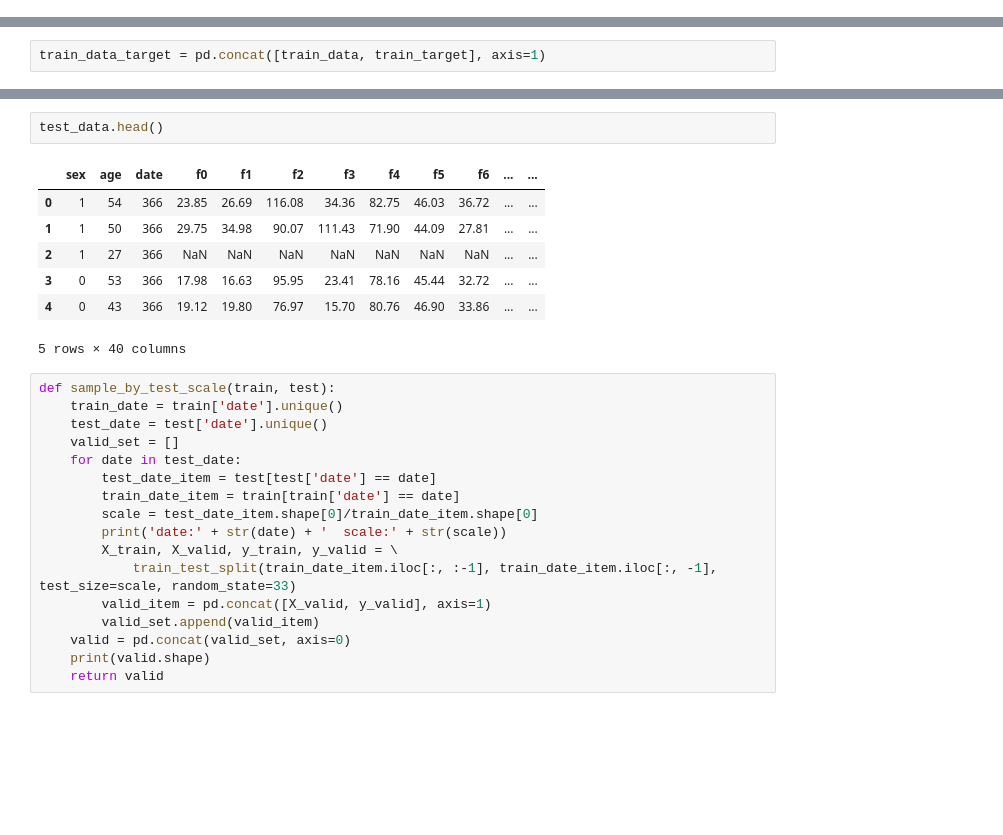
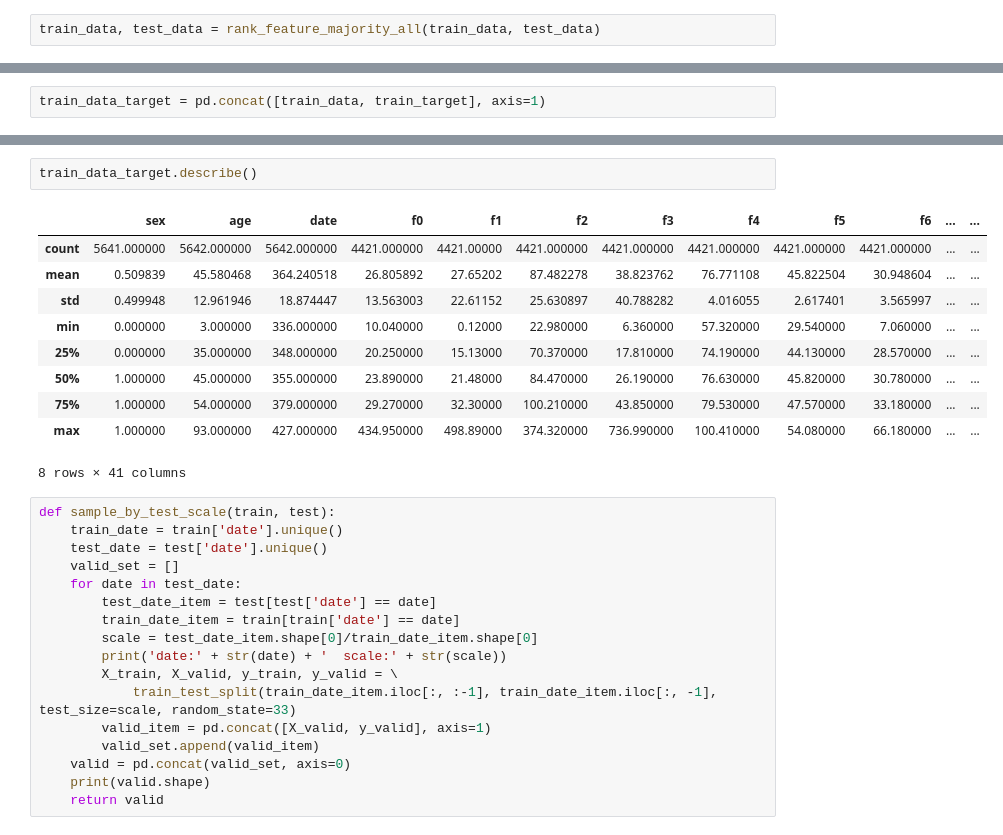
Before and after one commit to koibiki/ai-medical, a Jupyter notebook: Untitled2.ipynb, the cells around one changed output, grey strips where cells are left out. Saved outputs shown, nothing was run; the diff lists cells and outputs as text; blank space fills up the shorter version.

```diff
--- a/Untitled2.ipynb
+++ b/Untitled2.ipynb
@@ -66,0 +74,2 @@ train_target.name = 'Y'
+# %%
+train_data, test_data = rank_feature_majority_all(train_data, test_data)
@@ -79,13 +172,16 @@ ValueError: Lengths must match to compare
-# %%
-test_data.head()
-# %% [output]
-|  | sex | age | date | f0 | f1 | f2 | f3 | f4 | f5 | f6 | ... | ... |
-| 0 | 1 | 54 | 366 | 23.85 | 26.69 | 116.08 | 34.36 | 82.75 | 46.03 | 36.72 | ... | ... |
-| 1 | 1 | 50 | 366 | 29.75 | 34.98 | 90.07 | 111.43 | 71.90 | 44.09 | 27.81 | ... | ... |
-| 2 | 1 | 27 | 366 | NaN | NaN | NaN | NaN | NaN | NaN | NaN | ... | ... |
-| 3 | 0 | 53 | 366 | 17.98 | 16.63 | 95.95 | 23.41 | 78.16 | 45.44 | 32.72 | ... | ... |
-| 4 | 0 | 43 | 366 | 19.12 | 19.80 | 76.97 | 15.70 | 80.76 | 46.90 | 33.86 | ... | ... |
-5 rows × 40 columns
+# %%
+train_data_target.describe()
+# %% [output]
+|  | sex | age | date | f0 | f1 | f2 | f3 | f4 | f5 | f6 | ... | ... |
+| count | 5641.000000 | 5642.000000 | 5642.000000 | 4421.000000 | 4421.00000 | 4421.000000 | 4421.000000 | 4421.000000 | 4421.000000 | 4421.000000 | ... | ... |
+| mean | 0.509839 | 45.580468 | 364.240518 | 26.805892 | 27.65202 | 87.482278 | 38.823762 | 76.771108 | 45.822504 | 30.948604 | ... | ... |
+| std | 0.499948 | 12.961946 | 18.874447 | 13.563003 | 22.61152 | 25.630897 | 40.788282 | 4.016055 | 2.617401 | 3.565997 | ... | ... |
+| min | 0.000000 | 3.000000 | 336.000000 | 10.040000 | 0.12000 | 22.980000 | 6.360000 | 57.320000 | 29.540000 | 7.060000 | ... | ... |
+| 25% | 0.000000 | 35.000000 | 348.000000 | 20.250000 | 15.13000 | 70.370000 | 17.810000 | 74.190000 | 44.130000 | 28.570000 | ... | ... |
+| 50% | 1.000000 | 45.000000 | 355.000000 | 23.890000 | 21.48000 | 84.470000 | 26.190000 | 76.630000 | 45.820000 | 30.780000 | ... | ... |
+| 75% | 1.000000 | 54.000000 | 379.000000 | 29.270000 | 32.30000 | 100.210000 | 43.850000 | 79.530000 | 47.570000 | 33.180000 | ... | ... |
+| max | 1.000000 | 93.000000 | 427.000000 | 434.950000 | 498.89000 | 374.320000 | 736.990000 | 100.410000 | 54.080000 | 66.180000 | ... | ... |
+8 rows × 41 columns
 # %%
 def sample_by_test_scale(train, test):
     train_date = train['date'].unique()
```
Also changed, not shown: parts of 12 cells of this notebook, 8 other files.
